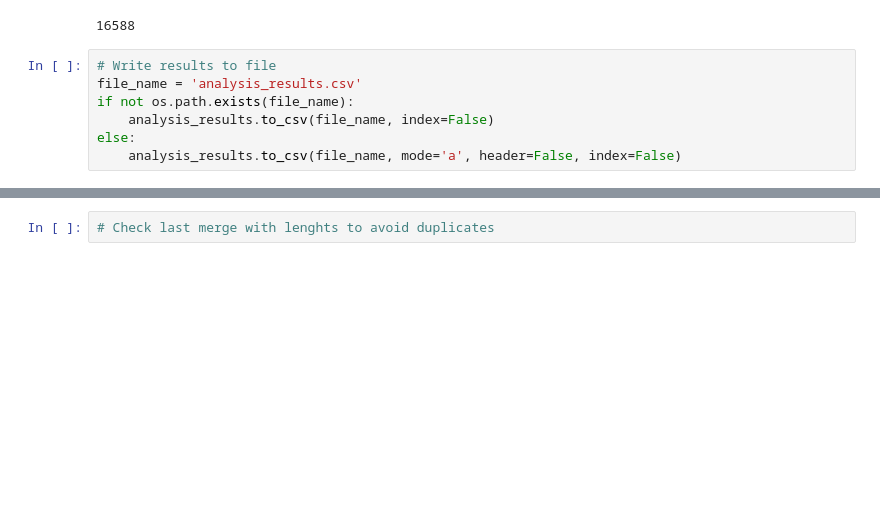
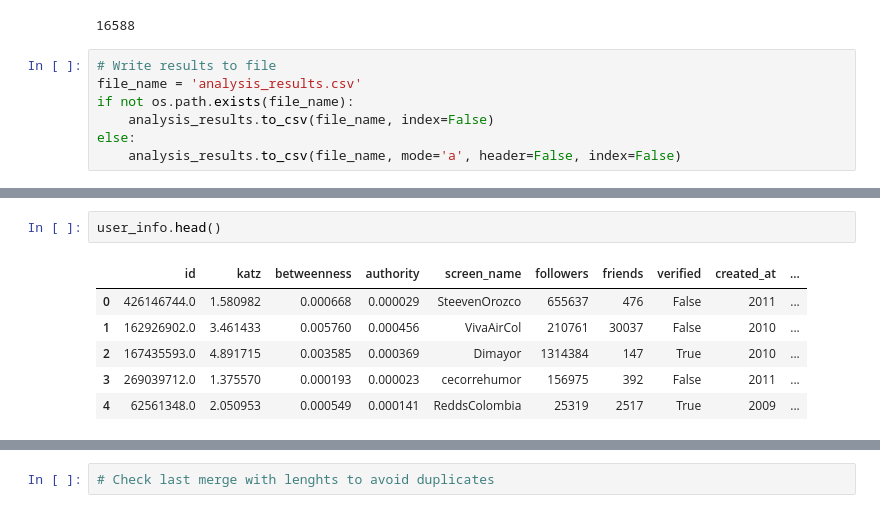
Before and after one commit to cpenalozag/TwitterNetwork, a Jupyter notebook: DataPreparation.ipynb, the cells around one changed output, grey strips where cells are left out. Drawn from its saved outputs; the diff is of its cells as text; blank space fills up the shorter version.

```diff
--- a/DataPreparation.ipynb
+++ b/DataPreparation.ipynb
@@ -325,0 +361,9 @@ else:
+# %%
+user_info.head()
+# %% [output]
+|  | id | katz | betweenness | authority | screen_name | followers | friends | verified | created_at | ... |
+| 0 | 426146744.0 | 1.580982 | 0.000668 | 0.000029 | SteevenOrozco | 655637 | 476 | False | 2011 | ... |
+| 1 | 162926902.0 | 3.461433 | 0.005760 | 0.000456 | VivaAirCol | 210761 | 30037 | False | 2010 | ... |
+| 2 | 167435593.0 | 4.891715 | 0.003585 | 0.000369 | Dimayor | 1314384 | 147 | True | 2010 | ... |
+| 3 | 269039712.0 | 1.375570 | 0.000193 | 0.000023 | cecorrehumor | 156975 | 392 | False | 2011 | ... |
+| 4 | 62561348.0 | 2.050953 | 0.000549 | 0.000141 | ReddsColombia | 25319 | 2517 | True | 2009 | ... |
```
Also changed, not shown: parts of 17 cells of this notebook, 3 other files.
